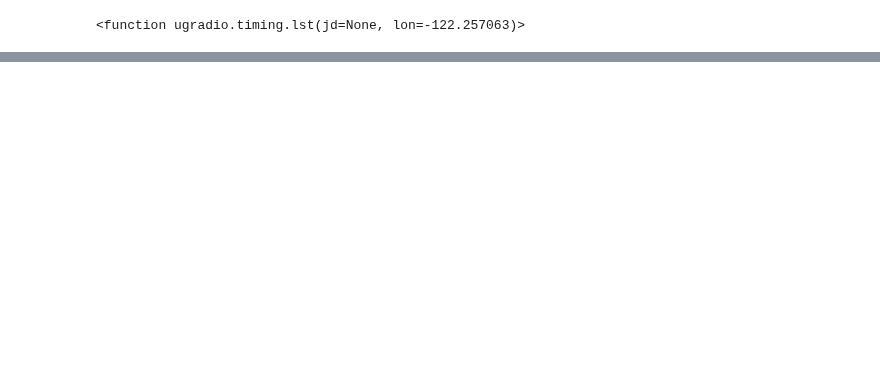
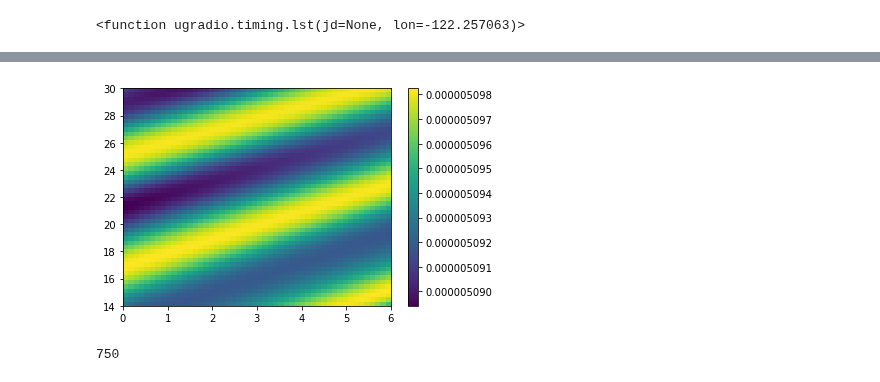
Before and after one commit to nolanylee/astro121lab, a Jupyter notebook: Sun Data??.ipynb, the cells around one changed output, grey strips where cells are left out. Saved outputs shown, nothing was run; the diff lists cells and outputs as text; code cells hidden in the pictures; blank space fills up the shorter version.

```diff
--- a/Sun Data??.ipynb
+++ b/Sun Data??.ipynb
@@ -128,28 +157,20 @@ ValueError: operands could not be broadcast together with shapes (2,) (750,)
 # %%
 #guesses in meters
-Bew_array = np.linspace((13,23,20))
-Bns_array = np.linspace((0,5,20))
-L = ugradio.nch.lat # latitude
-wl = .0250  # wavelength in meters
-# ntg = nu tao g
-hs = RA - lst
-chisq_array = np.empty((20,20))
+Bew_array = np.linspace(14,30,50)*u.m
+Bns_array = np.linspace(0,6,50)*u.m
+chisq_array = np.empty((50,50))
 i = 0
 j = 0
 
 for Bew in Bew_array:
     for Bns in Bns_array:
         ntg = (Bew / wl *np.cos(Dec)) * np.sin(hs) + (Bns / wl * np.sin(L)*np.cos(Dec))*np.cos(hs)
-        ntg_trunc = ntg[3900:4650]
-        def model(A,B):
-            return A*np.cos(2*np.pi*ntg) + B*np.sin(2*np.pi*ntg)
+        ntg_trunc = ntg[cond]
 
-        def chisq(A,B):
-            stuff = model(A,B)
-            return np.sum((stuff-F)**2)
-
-        res = scipy.optimize.minimize(chisq, np.array([.0006,.0004]))
-        A, B = res.x
-        chisq_array[i,j] = chisq(A,B)
+        popt, pcov = scipy.optimize.curve_fit(model, ntg_trunc, F)
+        A, B = popt
+        #print(i, j)
+        chisq_array[i,j] = chisq(ntg_trunc,A,B)
         j+=1
     i+=1
+    j=0
@@ -156,5 +181,12 @@ for Bew in Bew_array:
 # %%
 plt.figure()
-plt.imshow(chisq_array,extend = [0,5,23,13])
+plt.imshow(chisq_array,extent = [Bns_array.value.min(),Bns_array.value.max(),Bew_array.value.min(),Bew_array.value.max()],
+           aspect='auto', origin='lower')
 plt.colorbar()
 plt.show()
+# %% [output]
+[figure, added]
+# %%
+len(ntg_trunc)
+# %% [output]
+750
```
Also changed, not shown: parts of 13 cells of this notebook.
